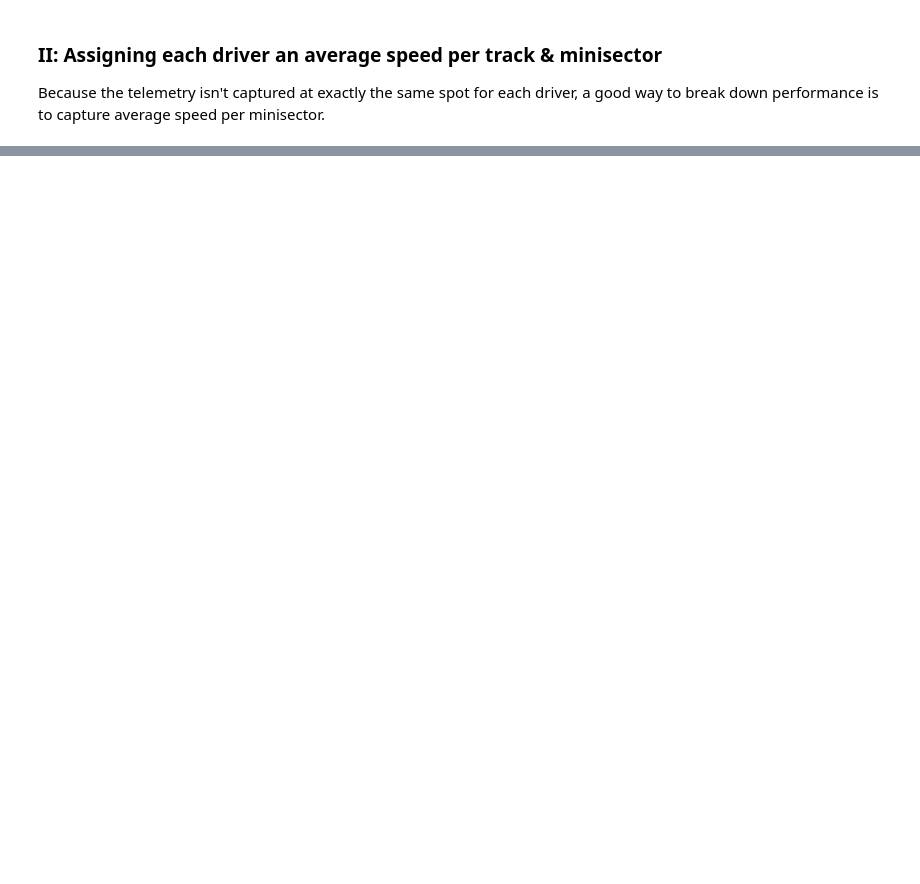
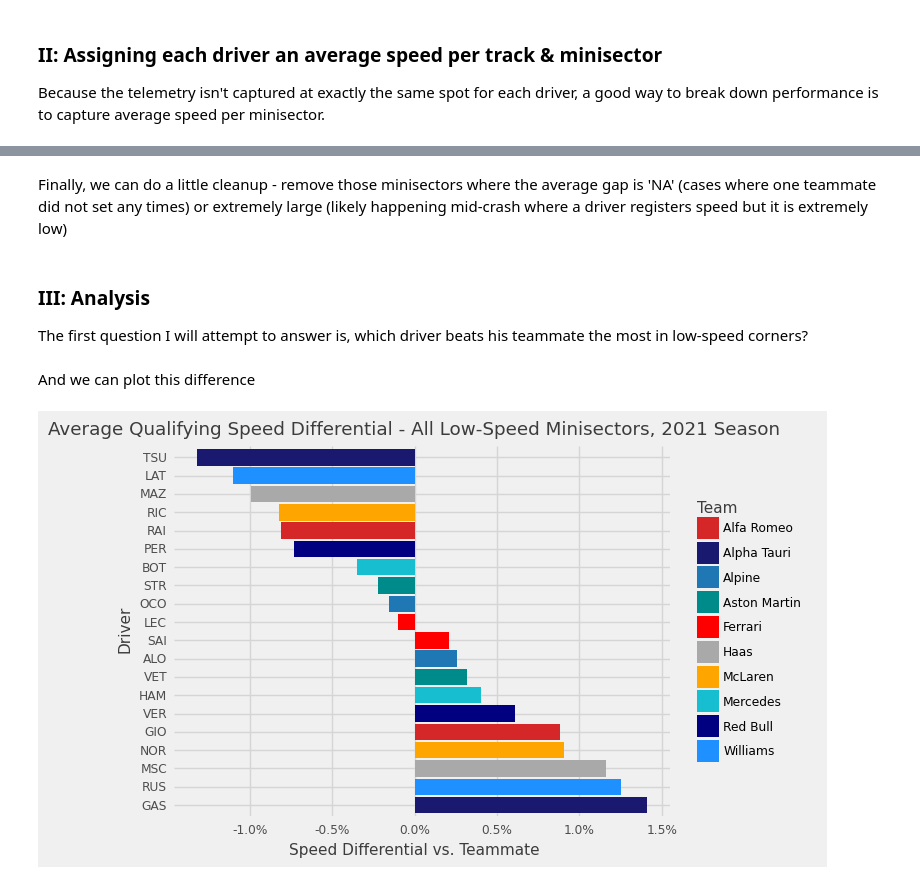
Before and after one commit to jackhopper/F1-Analysis, a Jupyter notebook: f1_all_quali_analysis.ipynb, the cells around one changed output, grey strips where cells are left out. Drawn from its saved outputs; the diff is of its cells as text; code cells hidden in the pictures; blank space fills up the shorter version.

Commit message:
All session low,mid,high speed minisectors v1

```diff
--- a/f1_all_quali_analysis.ipynb
+++ b/f1_all_quali_analysis.ipynb
@@ -103,0 +106,58 @@ average_speed.head()
+# %%
+#This calculates the slower driver's gap to their teammate
+average_speed_slower = average_speed.sort_values(by=['GP', 'Team', 'Minisector', 'rank'], ascending = (True, True, True, False))
+gap_slower = average_speed_slower.groupby(['GP', 'Location', 'Team', 'Minisector'])['Speed'].apply(pd.Series.pct_change).to_frame().rename(columns={"Speed":"gap_slower"})
+#And join back to the main data frame (test form)
+average_speed = pd.concat([average_speed, gap_slower], axis = 1)
+# %%
+#And merge these two fields into one
+average_speed['speed_gap'] = np.where(average_speed['gap_faster'].isnull(),average_speed['gap_slower'], average_speed['gap_faster'])
+average_speed = average_speed.drop(columns = ['gap_faster', 'gap_slower'])
+# %% [markdown]
+Finally, we can do a little cleanup - remove those minisectors where the average gap is 'NA' (cases where one teammate did not set any times) or extremely large (likely happening mid-crash where a driver registers speed but it is extremely low)
+# %%
+#First - drop NA values
+average_speed = average_speed.dropna(subset = ['speed_gap'])
+
+#Second - eliminate any instances where the speed gap is > 50%... these are outliers.
+average_speed = average_speed.loc[(average_speed['speed_gap'] < .5) & (average_speed['speed_gap'] > -.5)]
+# %% [markdown]
+### III: Analysis
+
+The first question I will attempt to answer is, which driver beats his teammate the most in low-speed corners?
+# %%
+low_speeds = average_speed[average_speed['Sector_speed']=='Low'].groupby(['Team', 'Driver'])['speed_gap'].mean().reset_index()
+# %% [markdown]
+And we can plot this difference
+# %%
+from plotnine import ggplot, aes, geom_col, theme_538, scale_fill_manual, labs, ggtitle, guides, scale_y_continuous, scale_color_manual, scale_fill_manual, coord_flip
+from mizani.formatters import custom_format
+#First - define a team palette
+team_palette = {'Alfa Romeo':'tab:red', 'Alpha Tauri':'midnightblue', 'Alpine':'tab:blue', 'Aston Martin':'darkcyan', 'Ferrari':'red'
+                , 'Haas': 'darkgrey', 'McLaren': 'orange', 'Mercedes':'tab:cyan', 'Red Bull':'navy', 'Williams':'dodgerblue'}
+team_palette = pd.DataFrame.from_dict(team_palette, orient='index').reset_index()
+team_palette.rename(columns={"index":"Team", 0:"Color"})
+
+colors = team_palette[0].tolist()
+
+#And we can do a little more cleanup for graphing
+low_speeds['speed_gap_pct'] = low_speeds['speed_gap']*100
+
+driver_list = low_speeds.sort_values(by = 'speed_gap', ascending = False)['Driver'].tolist()
+driver_cat = pd.Categorical(low_speeds['Driver'], categories = driver_list)
+
+
+a = (ggplot(low_speeds, aes(x="driver_cat", y = "speed_gap_pct", fill = "Team"))
+     + geom_col()
+     + theme_538()
+     + labs(x='Driver', y = 'Speed Differential vs. Teammate')
+     + ggtitle("Average Qualifying Speed Differential - All Low-Speed Minisectors, 2021 Season")
+     + guides(color = False, size = False)
+     + scale_y_continuous(labels=custom_format('{:.1f}%'))
+     + coord_flip()
+     + scale_fill_manual(values = colors)
+)
+
+print(a)
+# %% [output]
+[figure, added]
```
Also changed, not shown: parts of 14 cells of this notebook.
